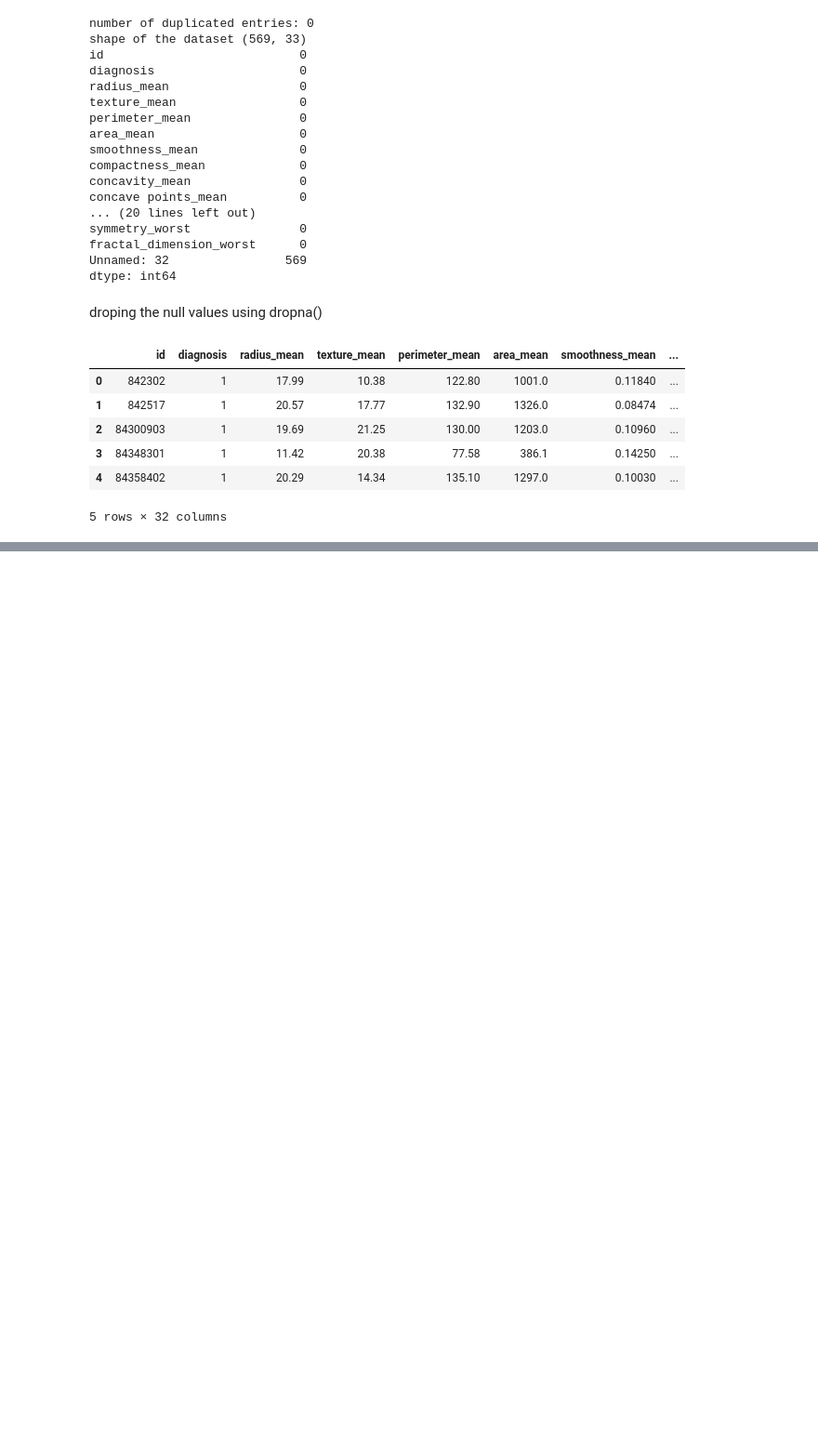
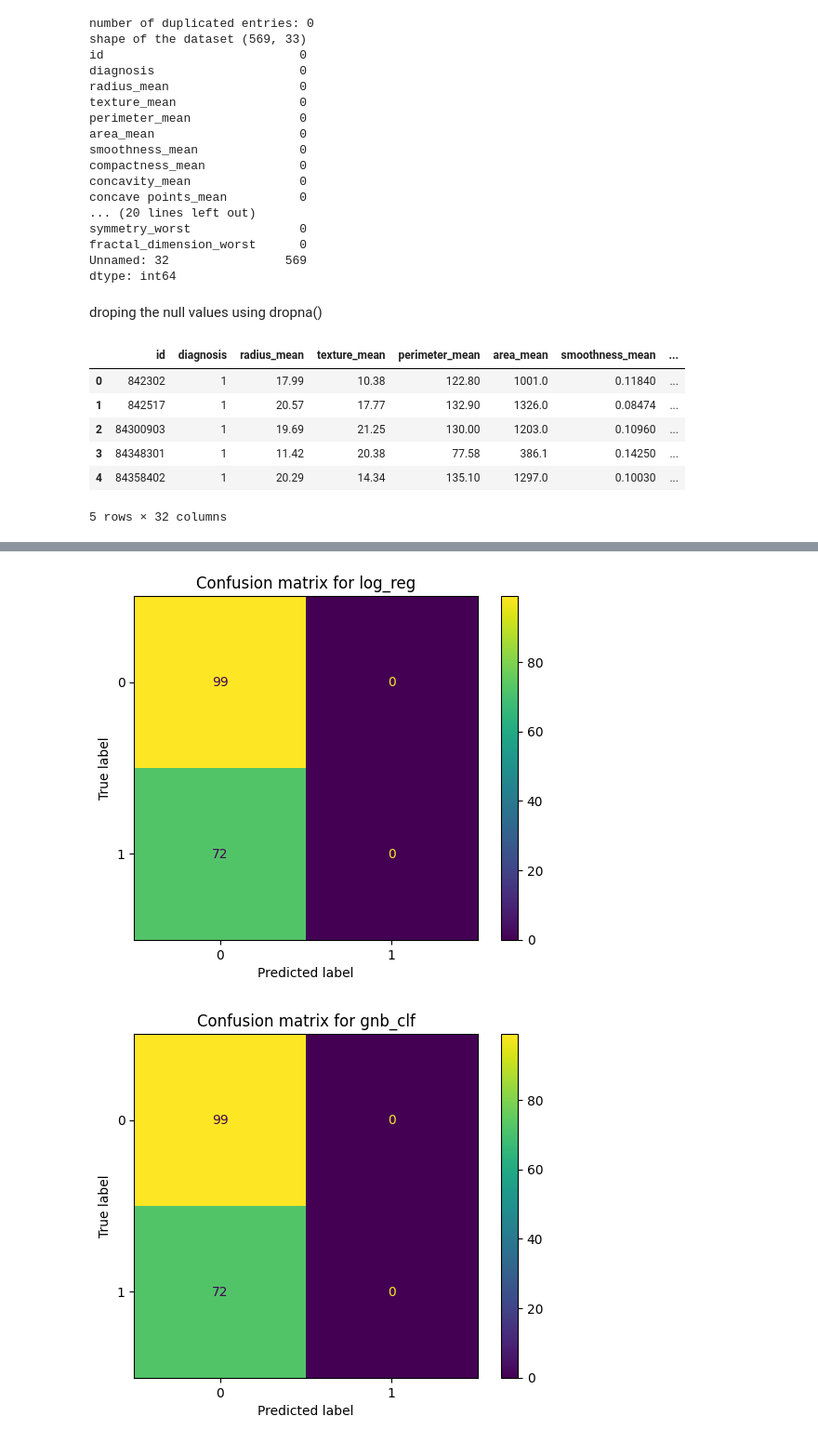
Before and after one commit to ekefan/ml_projects_for_edureka_internship, a Jupyter notebook: Ass6_Task1.ipynb, the cells around one changed output, grey strips where cells are left out. Shown at 93% size. Drawn from its saved outputs; the diff is of its cells as text; code cells hidden in the pictures; blank space fills up the shorter version.

Commit message:
Done with task 1

```diff
--- a/Ass6_Task1.ipynb
+++ b/Ass6_Task1.ipynb
@@ -95,0 +106,29 @@ X_train, X_test, y_train, y_test = train_test_split(X, y, test_size=0.3)
+# %%
+models = {
+    "log_reg" : LogisticRegression(),
+    "gnb_clf" : GaussianNB(),
+    "rdf_clf" : RandomForestClassifier(),
+    "dt_clf" : DecisionTreeClassifier(),
+    "knn_clf" : KNeighborsClassifier(),
+    "sv_clf" : SVC()
+}
+
+model_confusionMatrix = {
+    "log_reg" : None,
+    "gnb_clf" : None,
+    "rdf_clf" : None,
+    "dt_clf" : None,
+    "knn_clf" : None,
+    "sv_clf" : None
+}
+# %%
+for (name, model) in models.items():
+    model.fit(X_train, y_train)
+    train_score = model.score(X_train, y_train)
+    test_score = model.score(X_test, y_test)
+    print(f"The training score for {name} is : {train_score}")
+    print(f"The test score for {name} is : {test_score}")
+    print("\n------\n")
+    #Task 6 ploting the confusion matrix
+    y_preds = model.predict(X_test)
+    model_confusionMatrix[name] = confusion_matrix(y_test, y_preds)
@@ -95,0 +153,9 @@ X_train, X_test, y_train, y_test = train_test_split(X, y, test_size=0.3)
+# %%
+for (name, matrix) in model_confusionMatrix.items():
+    disp = ConfusionMatrixDisplay(matrix)
+    fig, ax = plt.subplots()
+    disp.plot(ax=ax)
+    ax.set_title(f"Confusion matrix for {name}")
+# %% [output]
+[figure, added]
+[figure, added]
```
Also changed, not shown: parts of 5 cells of this notebook.
